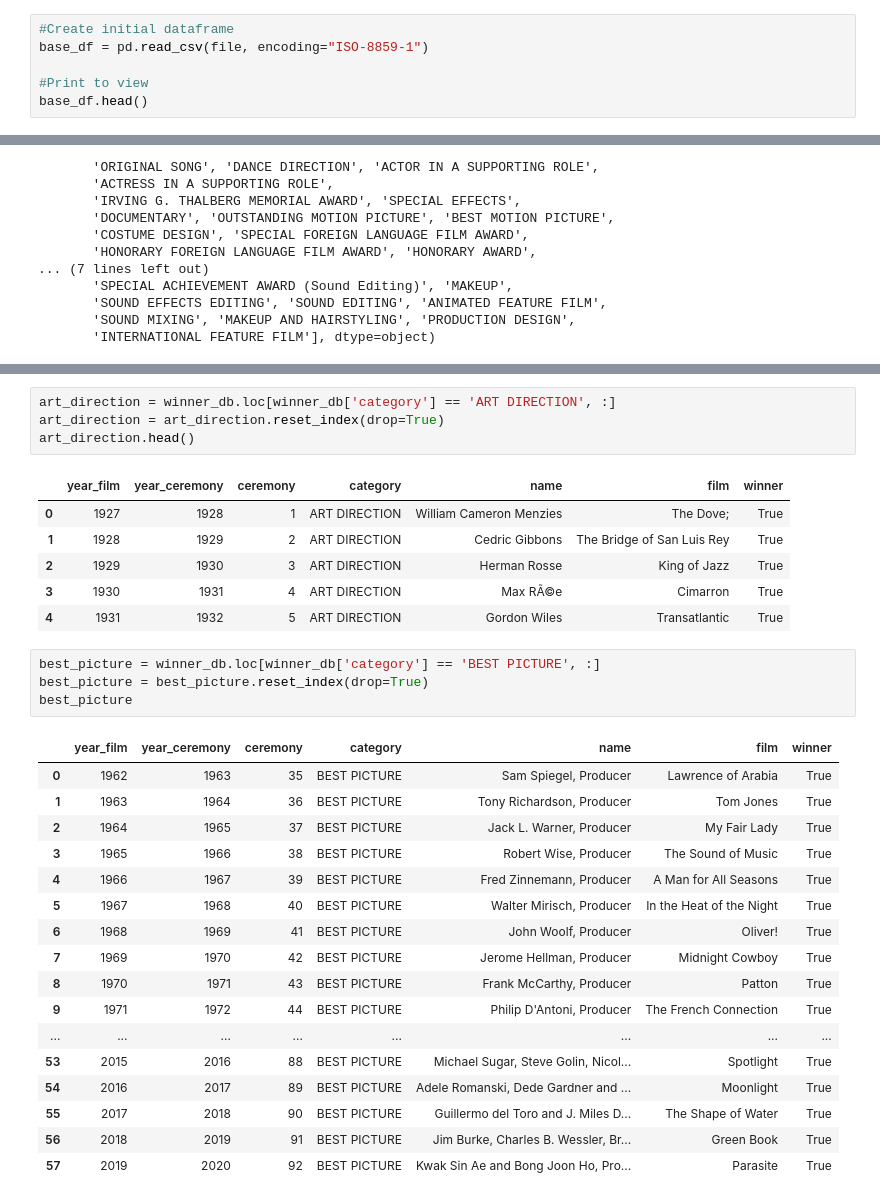
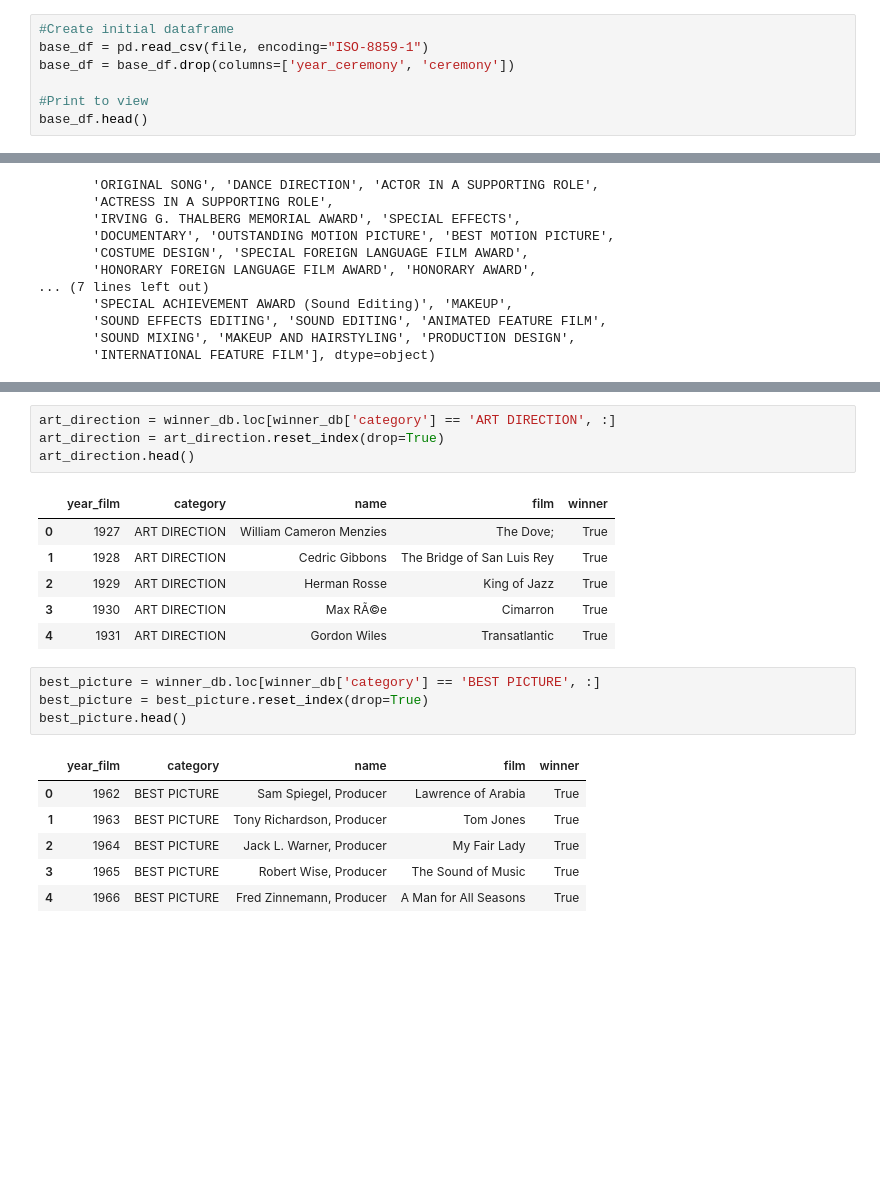
Before and after one commit to LJeanParrish/Oscars-Ratings-and-Films-Oh-Py, a Jupyter notebook: Cleaned Data-checkpoint.ipynb, the cells around one changed output, grey strips where cells are left out. Drawn from its saved outputs; the diff is of its cells as text; blank space fills up the shorter version.

```diff
--- a/Cleaned Data-checkpoint.ipynb
+++ b/Cleaned Data-checkpoint.ipynb
@@ -7,6 +7,7 @@ file = 'Resources/the_oscar_award.csv'
 # %%
 #Create initial dataframe
 base_df = pd.read_csv(file, encoding="ISO-8859-1")
+base_df = base_df.drop(columns=['year_ceremony', 'ceremony'])
 
 #Print to view
 base_df.head()
@@ -269,31 +270,20 @@ art_direction = winner_db.loc[winner_db['category'] == 'ART DIRECTION', :]
 art_direction = art_direction.reset_index(drop=True)
 art_direction.head()
 # %% [output]
-|  | year_film | year_ceremony | ceremony | category | name | film | winner |
-| 0 | 1927 | 1928 | 1 | ART DIRECTION | William Cameron Menzies | The Dove; | True |
-| 1 | 1928 | 1929 | 2 | ART DIRECTION | Cedric Gibbons | The Bridge of San Luis Rey | True |
-| 2 | 1929 | 1930 | 3 | ART DIRECTION | Herman Rosse | King of Jazz | True |
-| 3 | 1930 | 1931 | 4 | ART DIRECTION | Max RÃ©e | Cimarron | True |
-| 4 | 1931 | 1932 | 5 | ART DIRECTION | Gordon Wiles | Transatlantic | True |
+|  | year_film | category | name | film | winner |
+| 0 | 1927 | ART DIRECTION | William Cameron Menzies | The Dove; | True |
+| 1 | 1928 | ART DIRECTION | Cedric Gibbons | The Bridge of San Luis Rey | True |
+| 2 | 1929 | ART DIRECTION | Herman Rosse | King of Jazz | True |
+| 3 | 1930 | ART DIRECTION | Max RÃ©e | Cimarron | True |
+| 4 | 1931 | ART DIRECTION | Gordon Wiles | Transatlantic | True |
 # %%
 best_picture = winner_db.loc[winner_db['category'] == 'BEST PICTURE', :]
 best_picture = best_picture.reset_index(drop=True)
-best_picture
+best_picture.head()
 # %% [output]
-|  | year_film | year_ceremony | ceremony | category | name | film | winner |
-| 0 | 1962 | 1963 | 35 | BEST PICTURE | Sam Spiegel, Producer | Lawrence of Arabia | True |
-| 1 | 1963 | 1964 | 36 | BEST PICTURE | Tony Richardson, Producer | Tom Jones | True |
-| 2 | 1964 | 1965 | 37 | BEST PICTURE | Jack L. Warner, Producer | My Fair Lady | True |
-| 3 | 1965 | 1966 | 38 | BEST PICTURE | Robert Wise, Producer | The Sound of Music | True |
-| 4 | 1966 | 1967 | 39 | BEST PICTURE | Fred Zinnemann, Producer | A Man for All Seasons | True |
-| 5 | 1967 | 1968 | 40 | BEST PICTURE | Walter Mirisch, Producer | In the Heat of the Night | True |
-| 6 | 1968 | 1969 | 41 | BEST PICTURE | John Woolf, Producer | Oliver! | True |
-| 7 | 1969 | 1970 | 42 | BEST PICTURE | Jerome Hellman, Producer | Midnight Cowboy | True |
-| 8 | 1970 | 1971 | 43 | BEST PICTURE | Frank McCarthy, Producer | Patton | True |
-| 9 | 1971 | 1972 | 44 | BEST PICTURE | Philip D'Antoni, Producer | The French Connection | True |
-| ... | ... | ... | ... | ... | ... | ... | ... |
-| 53 | 2015 | 2016 | 88 | BEST PICTURE | Michael Sugar, Steve Golin, Nicol... | Spotlight | True |
-| 54 | 2016 | 2017 | 89 | BEST PICTURE | Adele Romanski, Dede Gardner and ... | Moonlight | True |
-| 55 | 2017 | 2018 | 90 | BEST PICTURE | Guillermo del Toro and J. Miles D... | The Shape of Water | True |
-| 56 | 2018 | 2019 | 91 | BEST PICTURE | Jim Burke, Charles B. Wessler, Br... | Green Book | True |
-| 57 | 2019 | 2020 | 92 | BEST PICTURE | Kwak Sin Ae and Bong Joon Ho, Pro... | Parasite | True |
+|  | year_film | category | name | film | winner |
+| 0 | 1962 | BEST PICTURE | Sam Spiegel, Producer | Lawrence of Arabia | True |
+| 1 | 1963 | BEST PICTURE | Tony Richardson, Producer | Tom Jones | True |
+| 2 | 1964 | BEST PICTURE | Jack L. Warner, Producer | My Fair Lady | True |
+| 3 | 1965 | BEST PICTURE | Robert Wise, Producer | The Sound of Music | True |
+| 4 | 1966 | BEST PICTURE | Fred Zinnemann, Producer | A Man for All Seasons | True |
```
Also changed, not shown: parts of 13 cells of this notebook.
